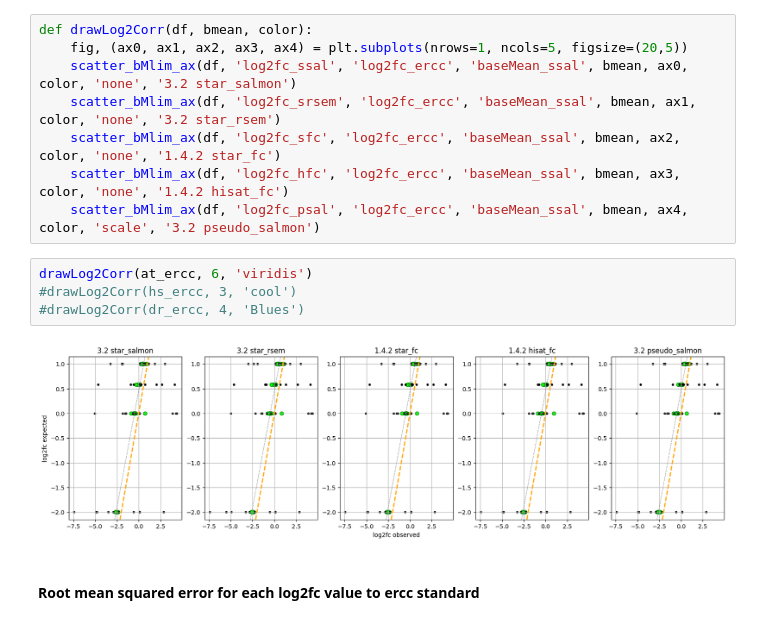
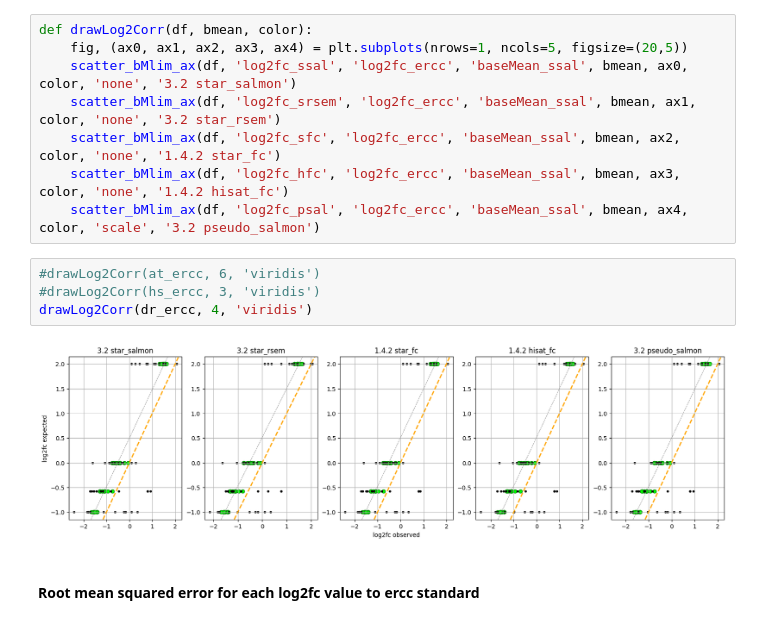
Before and after one commit to qbic-projects/rnaseq-benchmark, a Jupyter notebook: rnaSeqBenchmark.ipynb, the cells around one changed output. Saved outputs shown, nothing was run; the diff lists cells and outputs as text.

```diff
--- a/rnaSeqBenchmark.ipynb
+++ b/rnaSeqBenchmark.ipynb
@@ -1655,11 +1655,11 @@ def drawLog2Corr(df, bmean, color):
     scatter_bMlim_ax(df, 'log2fc_hfc', 'log2fc_ercc', 'baseMean_ssal', bmean, ax3, color, 'none', '1.4.2 hisat_fc')
     scatter_bMlim_ax(df, 'log2fc_psal', 'log2fc_ercc', 'baseMean_ssal', bmean, ax4, color, 'scale', '3.2 pseudo_salmon')
 # %%
-drawLog2Corr(at_ercc, 6, 'viridis')
-#drawLog2Corr(hs_ercc, 3, 'cool')
-#drawLog2Corr(dr_ercc, 4, 'Blues')
+#drawLog2Corr(at_ercc, 6, 'viridis')
+#drawLog2Corr(hs_ercc, 3, 'viridis')
+drawLog2Corr(dr_ercc, 4, 'viridis')
 # %% [output]
-[figure, old version]
+[figure, new version]
 # %% [markdown]
 #### Root mean squared error for each log2fc value to ercc standard
 # %%
```
Also changed, not shown: parts of 3 cells of this notebook, 15 other files.
